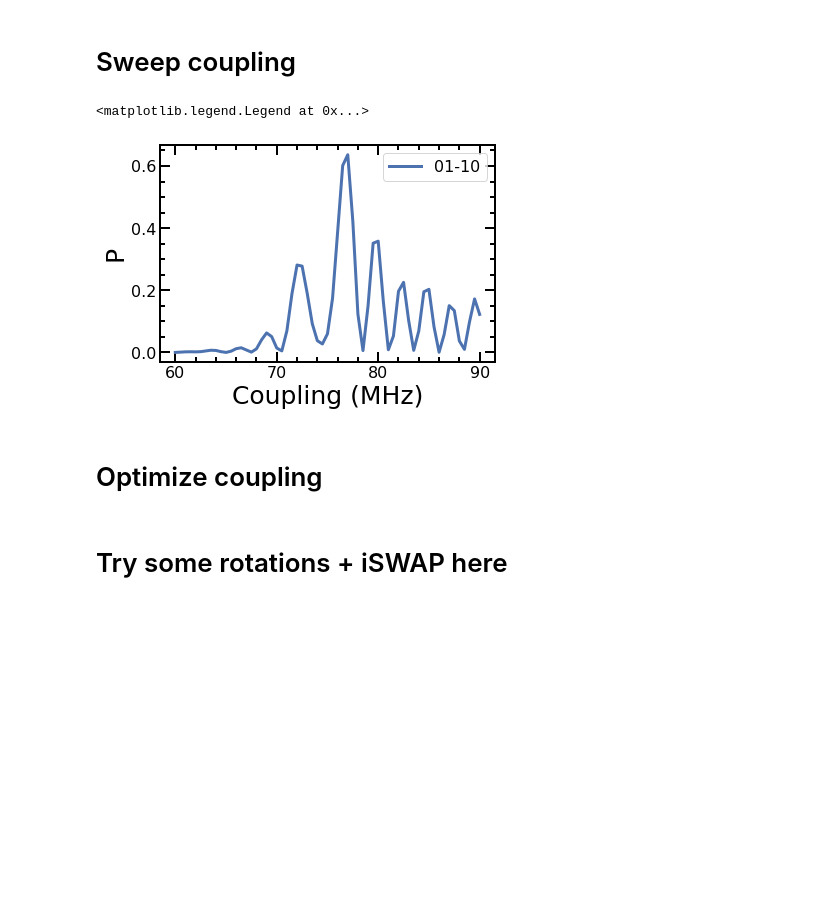
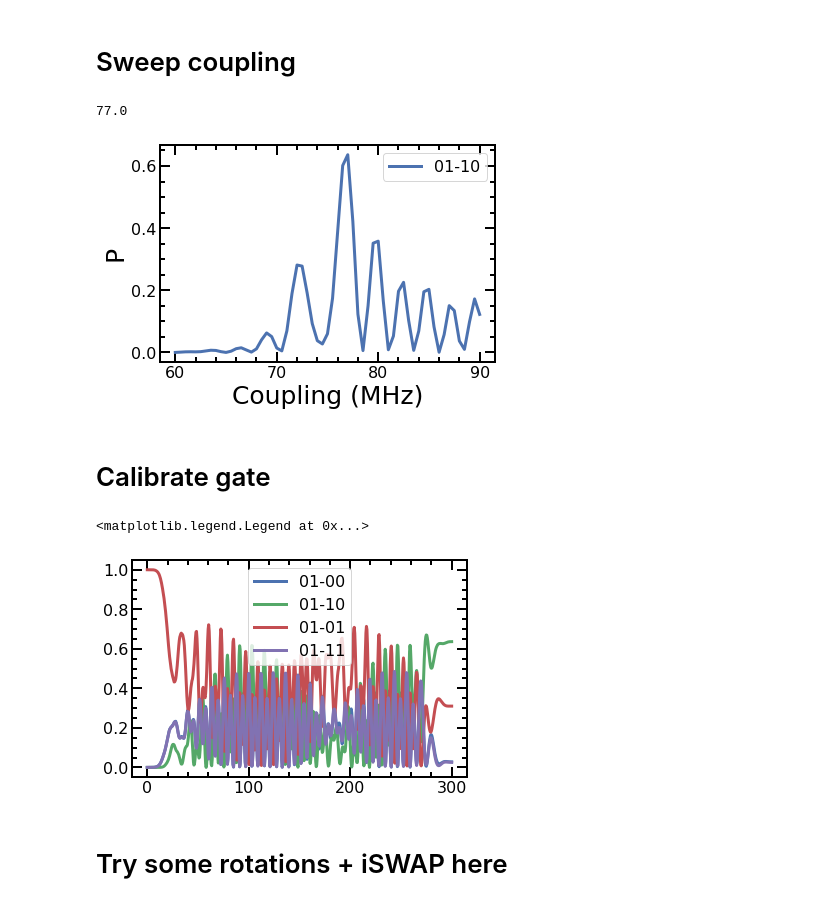
Before and after one commit to qnl/Fluxonium_berkeley, a Jupyter notebook: Notebooks/0c. Two-level ac-Stack iSWAP.ipynb, the cells around one changed output. Cells and saved outputs as stored; diff of their text form; code cells hidden in the pictures; blank space fills up the shorter version.

```diff
--- a/Notebooks/0c. Two-level ac-Stack iSWAP.ipynb
+++ b/Notebooks/0c. Two-level ac-Stack iSWAP.ipynb
@@ -164,11 +172,33 @@ plt.plot(coupl_array, trans_prob[:,1],label='01-10')
 plt.xlabel('Coupling (MHz)')
 plt.ylabel('P')
 plt.legend()
+print (coupl_array[np.argmax(trans_prob[:,1])])
 # %% [output]
-<matplotlib.legend.Legend at 0x...>
+77.0
 [figure]
-# %% [markdown]
-# Optimize coupling
+# %% [markdown]
+# Calibrate gate
+# %%
+coupl_const = 77
+coupl_const = coupl_const*1e-3 * 2 *np.pi
+H1 = coupl_const*(XI)
+H2 = coupl_const*(IX)
+U_t = evol_gates_2d.evolution_operator_microwave_nonorm(H0,H1,H2, t_points=t_points, DRAG = drag, DRAG_coefficient = drag_coeff,
+        T_gate=T_gate, shape=shape, sigma=sigma, T_rise = T_rise, omega_d1=drive_freq1, omega_d2 = drive_freq2)
+# %%
+trans_prob_01_00 = expect(state_00*state_00.dag(), U_t*state_01)
+trans_prob_01_10 = expect(state_10*state_10.dag(), U_t*state_01)
+trans_prob_01_01 = expect(state_01*state_01.dag(), U_t*state_01)
+trans_prob_01_11 = expect(state_11*state_11.dag(), U_t*state_01)
+
+plt.plot(t_points, trans_prob_01_00, label = '01-00')
+plt.plot(t_points, trans_prob_01_10, label = '01-10')
+plt.plot(t_points, trans_prob_01_01, label = '01-01')
+plt.plot(t_points, trans_prob_01_11, label = '01-11')
+plt.legend()
+# %% [output]
+<matplotlib.legend.Legend at 0x...>
+[figure, added]
 # %% [markdown]
 # Try some rotations + iSWAP here
 # %%
```
Also changed, not shown: parts of 4 cells of this notebook, 12 other files.
